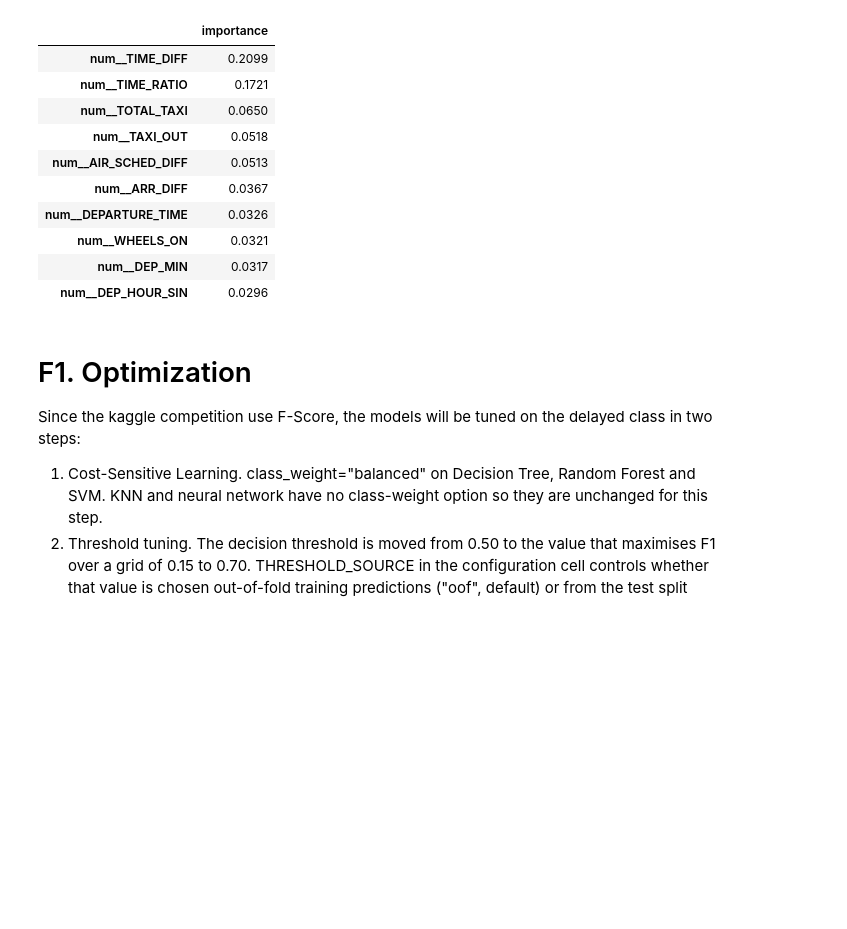
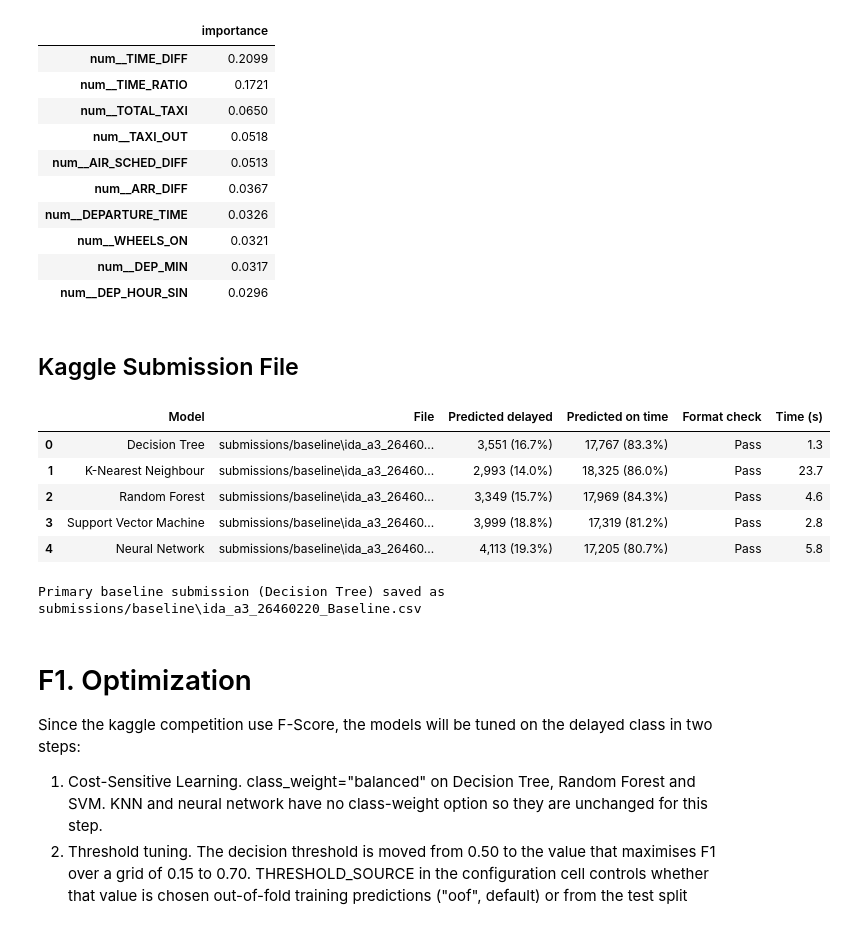
Before and after one commit to Trid3nz/Assignment-3, a Jupyter notebook: ida_a3_26460220.ipynb, the cells around one changed output. Drawn from its saved outputs; the diff is of its cells as text; code cells hidden in the pictures; blank space fills up the shorter version.

```diff
--- a/ida_a3_26460220.ipynb
+++ b/ida_a3_26460220.ipynb
@@ -441,6 +441,52 @@ display(importances.head(10).round(4).to_frame("importance"))
 | num__WHEELS_ON | 0.0321 |
 | num__DEP_MIN | 0.0317 |
 | num__DEP_HOUR_SIN | 0.0296 |
+# %% [markdown]
+## Kaggle Submission File
+# %%
+import os
+
+out_dir = "submissions/baseline"
+os.makedirs(out_dir, exist_ok=True)
+
+id_col, pred_col = sample_sub.columns[0], sample_sub.columns[1]
+row_ids = sample_sub[id_col].to_numpy()
+assert len(row_ids) == len(X_unk), "Sample submission and unknown dataset have different lengths"
+
+summary, submissions = [], {}
+for name, clf in make_classifiers(weighted=False).items():
+    t0 = time.time()
+    pipe = make_pipeline(clf).fit(X, y)          # baseline model, retrained on all labelled data
+    preds = pipe.predict(X_unk)                  # default 0.5 cut-off
+
+    sub = pd.DataFrame({id_col: row_ids, pred_col: preds.astype(int)})
+    filename = os.path.join(out_dir, f"ida_a3_26460220_{FILE_KEYS[name]}_Baseline.csv")
+    sub.to_csv(filename, index=False)
+    submissions[name] = sub
+
+    valid = (sub.shape == sample_sub.shape) and set(sub[pred_col].unique()) <= {0, 1}
+    summary.append({
+        "Model": name, "File": filename,
+        "Predicted delayed": f"{int(preds.sum()):,} ({preds.mean() * 100:.1f}%)",
+        "Predicted on time": f"{int((preds == 0).sum()):,} ({(1 - preds.mean()) * 100:.1f}%)",
+        "Format check": "Pass" if valid else "FAIL",
+        "Time (s)": round(time.time() - t0, 1),
+    })
+
+display(pd.DataFrame(summary))
+
+baseline_champion = max(baseline, key=lambda n: baseline[n]["F1"])   # best hold-out F1
+champion_file = os.path.join(out_dir, "ida_a3_26460220_Baseline.csv")
+submissions[baseline_champion].to_csv(champion_file, index=False)
+print(f"Primary baseline submission ({baseline_champion}) saved as {champion_file}")
+# %% [output]
+|  | Model | File | Predicted delayed | Predicted on time | Format check | Time (s) |
+| 0 | Decision Tree | submissions/baseline\ida_a3_26460... | 3,551 (16.7%) | 17,767 (83.3%) | Pass | 1.3 |
+| 1 | K-Nearest Neighbour | submissions/baseline\ida_a3_26460... | 2,993 (14.0%) | 18,325 (86.0%) | Pass | 23.7 |
+| 2 | Random Forest | submissions/baseline\ida_a3_26460... | 3,349 (15.7%) | 17,969 (84.3%) | Pass | 4.6 |
+| 3 | Support Vector Machine | submissions/baseline\ida_a3_26460... | 3,999 (18.8%) | 17,319 (81.2%) | Pass | 2.8 |
+| 4 | Neural Network | submissions/baseline\ida_a3_26460... | 4,113 (19.3%) | 17,205 (80.7%) | Pass | 5.8 |
+Primary baseline submission (Decision Tree) saved as submissions/baseline\ida_a3_26460220_Baseline.csv
 # %% [markdown]
 # F1. Optimization
 Since the kaggle competition use F-Score, the models will be tuned on the delayed class in two steps:
```
Also changed, not shown: parts of 6 cells of this notebook, 7 other files.
